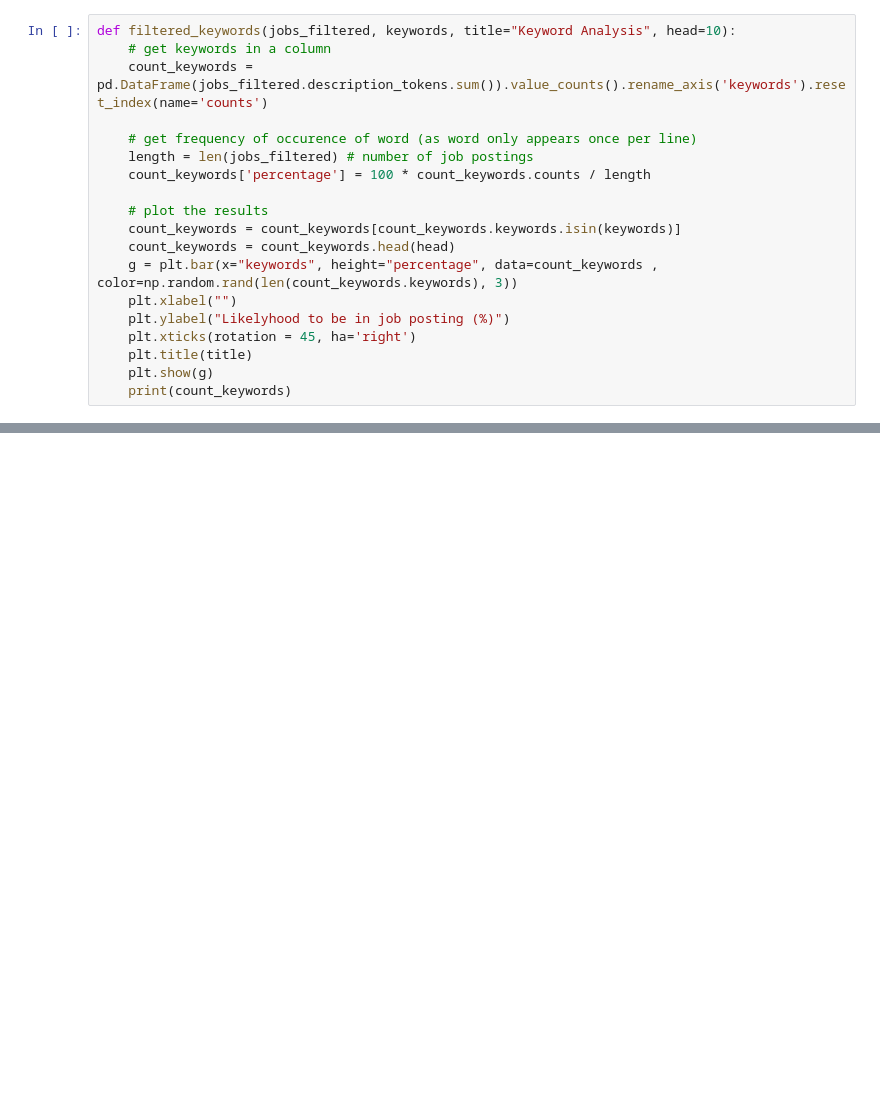
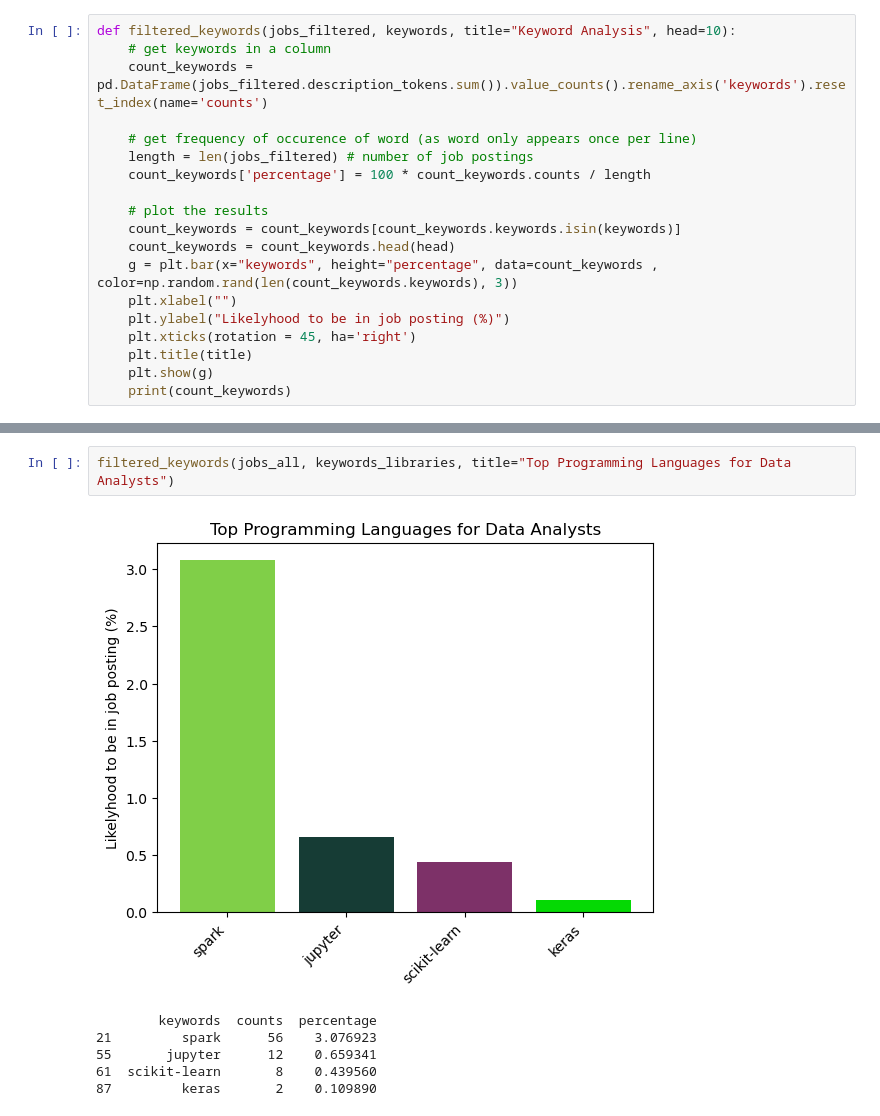
Before and after one commit to AlbertSim/Data-Analyst-Skills, a Jupyter notebook: skills.ipynb, the cells around one changed output, grey strips where cells are left out. Saved outputs shown, nothing was run; the diff lists cells and outputs as text; blank space fills up the shorter version.

Commit message:
Added more keyword graphs

```diff
--- a/skills.ipynb
+++ b/skills.ipynb
@@ -256,3 +243,12 @@ filtered_keywords(jobs_all, keywords_programming, title="Top Programming Languag
 20   pl/sql      68    3.736264
 22        c      53    2.912088
 24     java      42    2.307692
+# %%
+filtered_keywords(jobs_all, keywords_libraries, title="Top Programming Languages for Data Analysts")
+# %% [output]
+[figure, added]
+        keywords  counts  percentage
+21         spark      56    3.076923
+55       jupyter      12    0.659341
+61  scikit-learn       8    0.439560
+87         keras       2    0.109890
```
Also changed, not shown: parts of 7 cells of this notebook.
